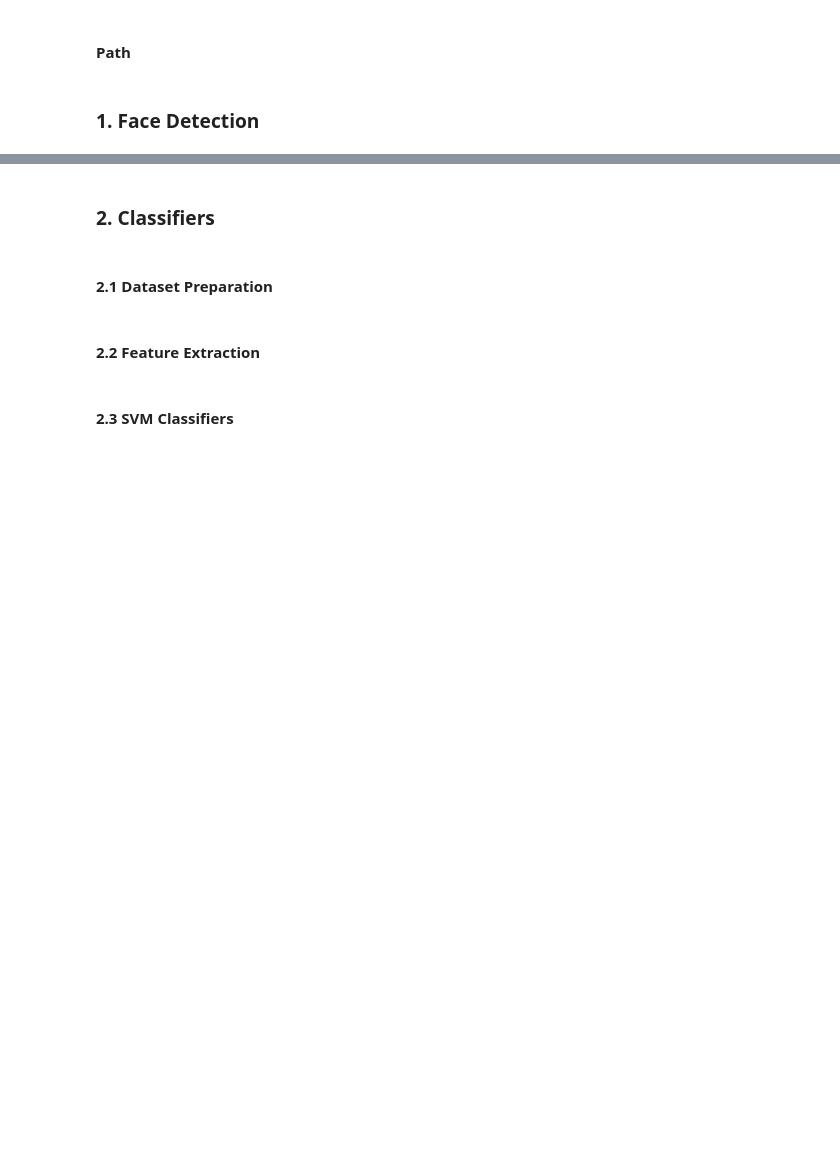
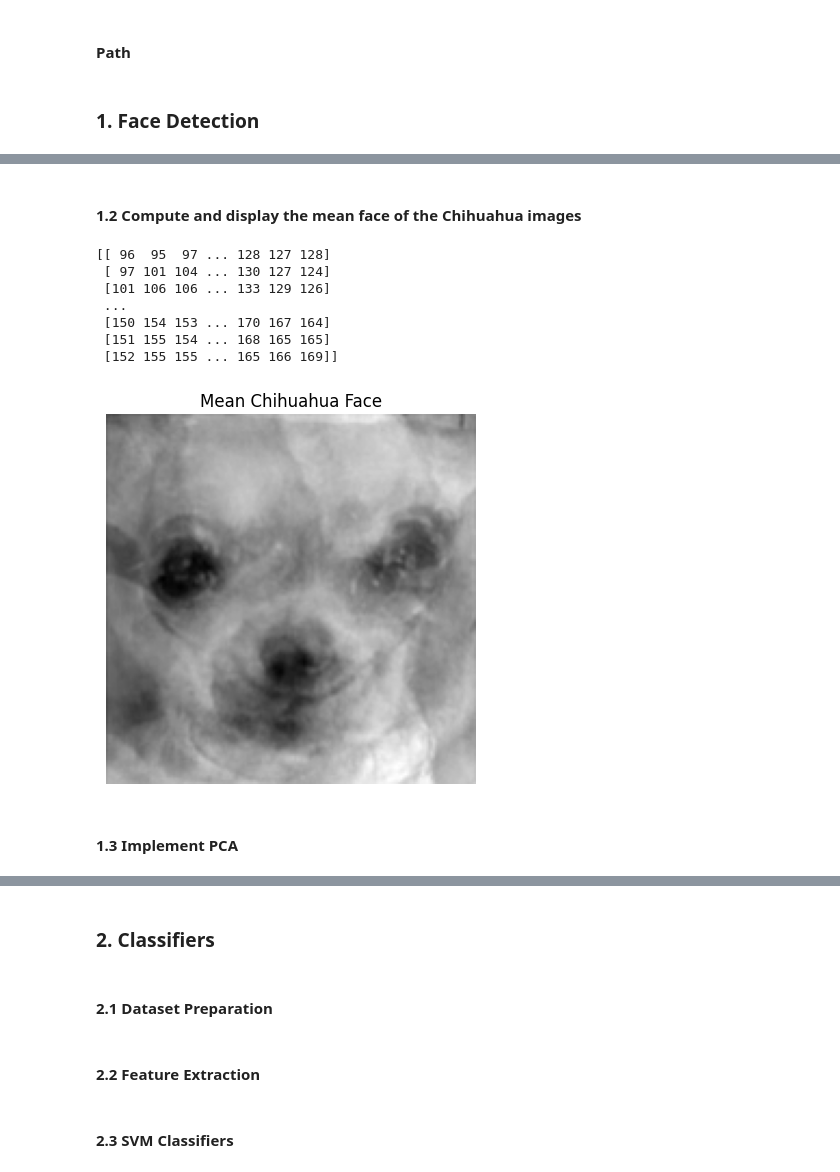
Before and after one commit to jewoolee0502/ComputerVision, a Jupyter notebook: ECSE415_A3.ipynb, the cells around one changed output, grey strips where cells are left out. Cells and saved outputs as stored; diff of their text form; code cells hidden in the pictures; blank space fills up the shorter version.

```diff
--- a/ECSE415_A3.ipynb
+++ b/ECSE415_A3.ipynb
@@ -25,0 +70,42 @@ path = '/content/drive/MyDrive/McGill/2025/Fall 2025/ECSE 415/A3/'
+# %% [markdown]
+#### 1.2 Compute and display the mean face of the Chihuahua images
+# %%
+# loading all Chihuahua images
+chihuahua_images = []
+
+for image_path in image_paths:
+  if 'chihuahua' in image_path:
+    image = cv2.imread(image_path)
+    gray_image = cv2.cvtColor(image, cv2.COLOR_BGR2GRAY)
+    chihuahua_images.append(gray_image)
+
+# resize all chihuahua images
+resized_chihuahua_images = []
+
+for img in chihuahua_images:
+  if img.shape != chihuahua_images[0].shape:
+    img = cv2.resize(img, (chihuahua_images[0].shape[1], chihuahua_images[0].shape[0]))
+
+  resized_chihuahua_images.append(img)
+
+# compute mean face
+chihuahua_stack = np.stack(resized_chihuahua_images, axis=0)
+mean_face = np.mean(chihuahua_stack, axis=0).astype(np.uint8)
+print(mean_face)
+
+# display mean face
+plt.imshow(mean_face, cmap='gray')
+plt.title('Mean Chihuahua Face')
+plt.axis('off')
+plt.show()
+# %% [output]
+[[ 96  95  97 ... 128 127 128]
+ [ 97 101 104 ... 130 127 124]
+ [101 106 106 ... 133 129 126]
+ ...
+ [150 154 153 ... 170 167 164]
+ [151 155 154 ... 168 165 165]
+ [152 155 155 ... 165 166 169]]
+[figure, added]
+# %% [markdown]
+#### 1.3 Implement PCA
```
Also changed, not shown: parts of 17 cells of this notebook.
